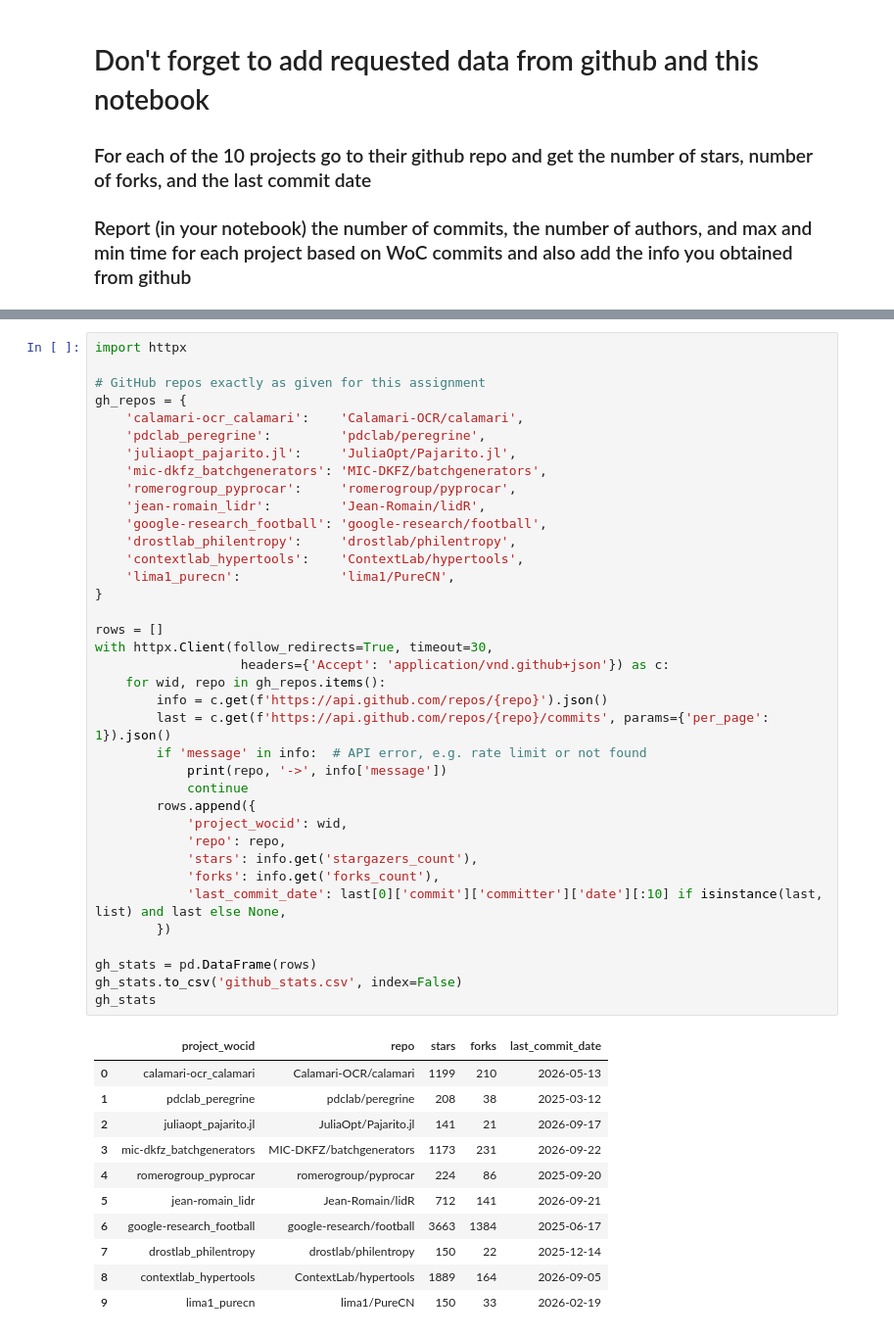
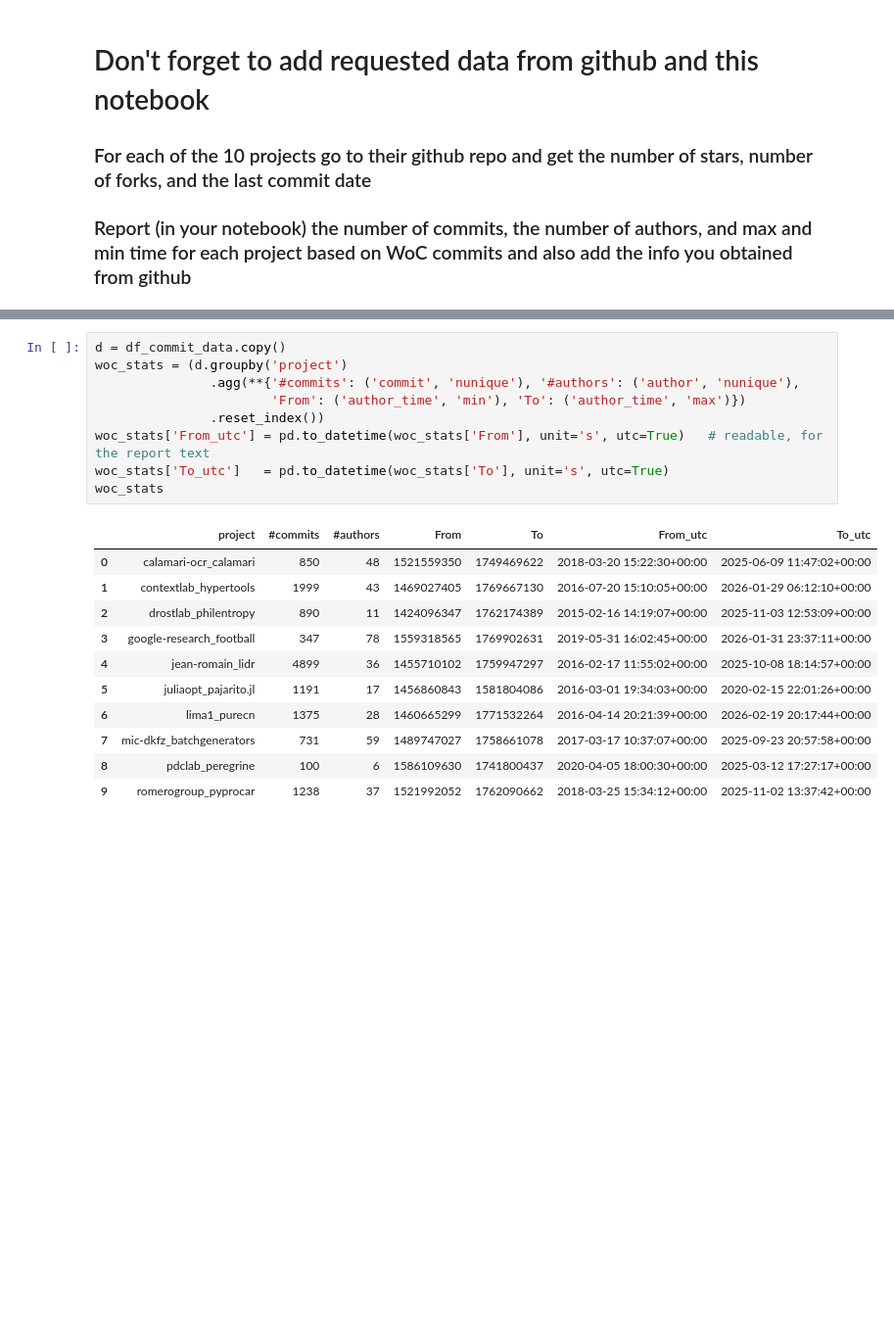
Before and after one commit to utk-cs445-fall26/MiniProject2, a Jupyter notebook: mmariaru.ipynb, the cells around one changed output, grey strips where cells are left out. Shown at 98% size. Drawn from its saved outputs; the diff is of its cells as text; blank space fills up the shorter version.

Commit message:
Finished MiniProject2

```diff
--- a/mmariaru.ipynb
+++ b/mmariaru.ipynb
@@ -203,49 +192,21 @@ woc_stats
-# %%
-import httpx
-
-# GitHub repos exactly as given for this assignment
-gh_repos = {
-    'calamari-ocr_calamari':    'Calamari-OCR/calamari',
-    'pdclab_peregrine':         'pdclab/peregrine',
-    'juliaopt_pajarito.jl':     'JuliaOpt/Pajarito.jl',
-    'mic-dkfz_batchgenerators': 'MIC-DKFZ/batchgenerators',
-    'romerogroup_pyprocar':     'romerogroup/pyprocar',
-    'jean-romain_lidr':         'Jean-Romain/lidR',
-    'google-research_football': 'google-research/football',
-    'drostlab_philentropy':     'drostlab/philentropy',
-    'contextlab_hypertools':    'ContextLab/hypertools',
-    'lima1_purecn':             'lima1/PureCN',
-}
-
-rows = []
-with httpx.Client(follow_redirects=True, timeout=30,
-                   headers={'Accept': 'application/vnd.github+json'}) as c:
-    for wid, repo in gh_repos.items():
-        info = c.get(f'https://api.github.com/repos/{repo}').json()
-        last = c.get(f'https://api.github.com/repos/{repo}/commits', params={'per_page': 1}).json()
-        if 'message' in info:  # API error, e.g. rate limit or not found
-            print(repo, '->', info['message'])
-            continue
-        rows.append({
-            'project_wocid': wid,
-            'repo': repo,
-            'stars': info.get('stargazers_count'),
-            'forks': info.get('forks_count'),
-            'last_commit_date': last[0]['commit']['committer']['date'][:10] if isinstance(last, list) and last else None,
-        })
-
-gh_stats = pd.DataFrame(rows)
-gh_stats.to_csv('github_stats.csv', index=False)
-gh_stats
-# %% [output]
-|  | project_wocid | repo | stars | forks | last_commit_date |
-| 0 | calamari-ocr_calamari | Calamari-OCR/calamari | 1199 | 210 | 2026-05-13 |
-| 1 | pdclab_peregrine | pdclab/peregrine | 208 | 38 | 2025-03-12 |
-| 2 | juliaopt_pajarito.jl | JuliaOpt/Pajarito.jl | 141 | 21 | 2026-09-17 |
-| 3 | mic-dkfz_batchgenerators | MIC-DKFZ/batchgenerators | 1173 | 231 | 2026-09-22 |
-| 4 | romerogroup_pyprocar | romerogroup/pyprocar | 224 | 86 | 2025-09-20 |
-| 5 | jean-romain_lidr | Jean-Romain/lidR | 712 | 141 | 2026-09-21 |
-| 6 | google-research_football | google-research/football | 3663 | 1384 | 2025-06-17 |
-| 7 | drostlab_philentropy | drostlab/philentropy | 150 | 22 | 2025-12-14 |
-| 8 | contextlab_hypertools | ContextLab/hypertools | 1889 | 164 | 2026-09-05 |
-| 9 | lima1_purecn | lima1/PureCN | 150 | 33 | 2026-02-19 |
+# %%
+d = df_commit_data.copy()
+woc_stats = (d.groupby('project')
+               .agg(**{'#commits': ('commit', 'nunique'), '#authors': ('author', 'nunique'),
+                       'From': ('author_time', 'min'), 'To': ('author_time', 'max')})
+               .reset_index())
+woc_stats['From_utc'] = pd.to_datetime(woc_stats['From'], unit='s', utc=True)   # readable, for the report text
+woc_stats['To_utc']   = pd.to_datetime(woc_stats['To'], unit='s', utc=True)
+woc_stats
+# %% [output]
+|  | project | #commits | #authors | From | To | From_utc | To_utc |
+| 0 | calamari-ocr_calamari | 850 | 48 | 1521559350 | 1749469622 | 2018-03-20 15:22:30+00:00 | 2025-06-09 11:47:02+00:00 |
+| 1 | contextlab_hypertools | 1999 | 43 | 1469027405 | 1769667130 | 2016-07-20 15:10:05+00:00 | 2026-01-29 06:12:10+00:00 |
+| 2 | drostlab_philentropy | 890 | 11 | 1424096347 | 1762174389 | 2015-02-16 14:19:07+00:00 | 2025-11-03 12:53:09+00:00 |
+| 3 | google-research_football | 347 | 78 | 1559318565 | 1769902631 | 2019-05-31 16:02:45+00:00 | 2026-01-31 23:37:11+00:00 |
+| 4 | jean-romain_lidr | 4899 | 36 | 1455710102 | 1759947297 | 2016-02-17 11:55:02+00:00 | 2025-10-08 18:14:57+00:00 |
+| 5 | juliaopt_pajarito.jl | 1191 | 17 | 1456860843 | 1581804086 | 2016-03-01 19:34:03+00:00 | 2020-02-15 22:01:26+00:00 |
+| 6 | lima1_purecn | 1375 | 28 | 1460665299 | 1771532264 | 2016-04-14 20:21:39+00:00 | 2026-02-19 20:17:44+00:00 |
+| 7 | mic-dkfz_batchgenerators | 731 | 59 | 1489747027 | 1758661078 | 2017-03-17 10:37:07+00:00 | 2025-09-23 20:57:58+00:00 |
+| 8 | pdclab_peregrine | 100 | 6 | 1586109630 | 1741800437 | 2020-04-05 18:00:30+00:00 | 2025-03-12 17:27:17+00:00 |
+| 9 | romerogroup_pyprocar | 1238 | 37 | 1521992052 | 1762090662 | 2018-03-25 15:34:12+00:00 | 2025-11-02 13:37:42+00:00 |
```
Also changed, not shown: parts of 14 cells of this notebook, 35 other files.
